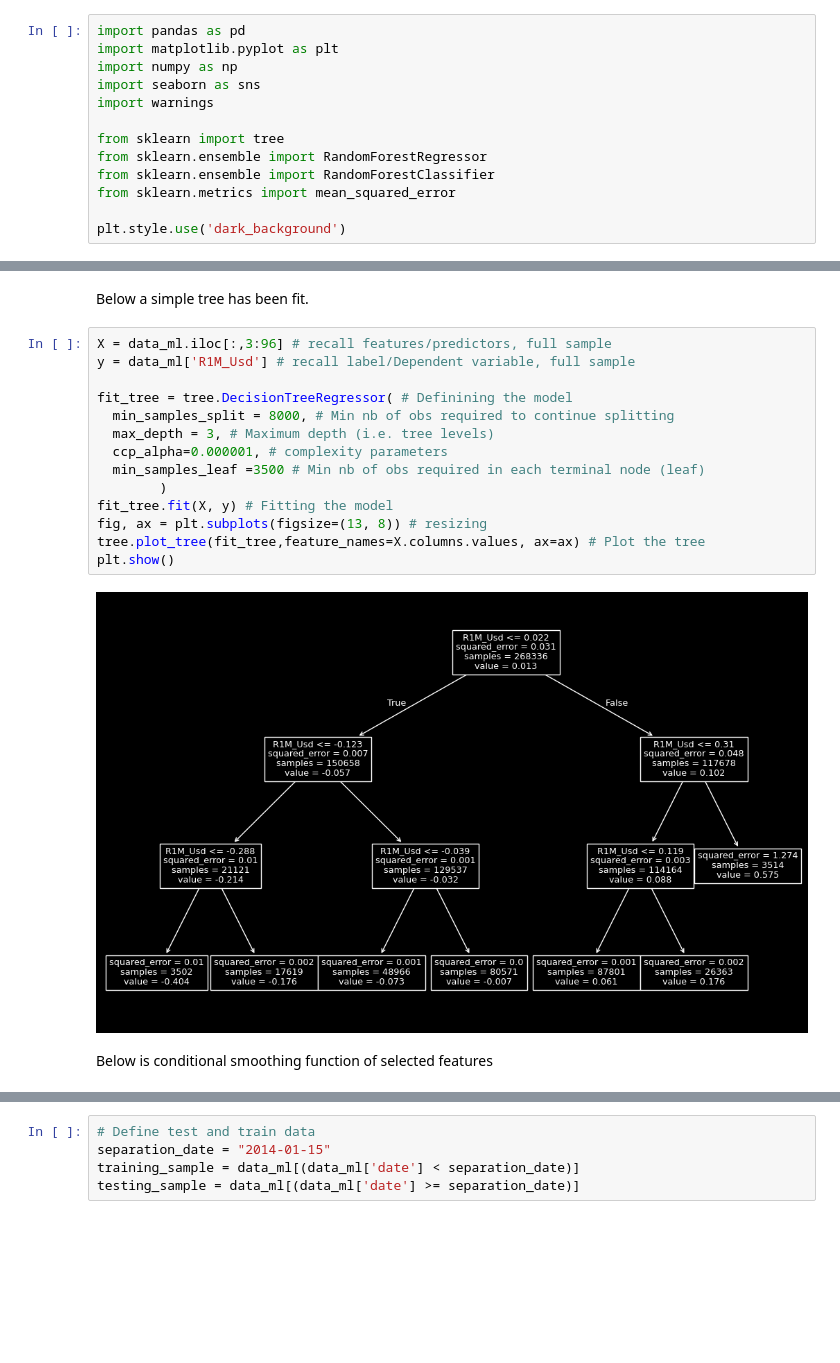
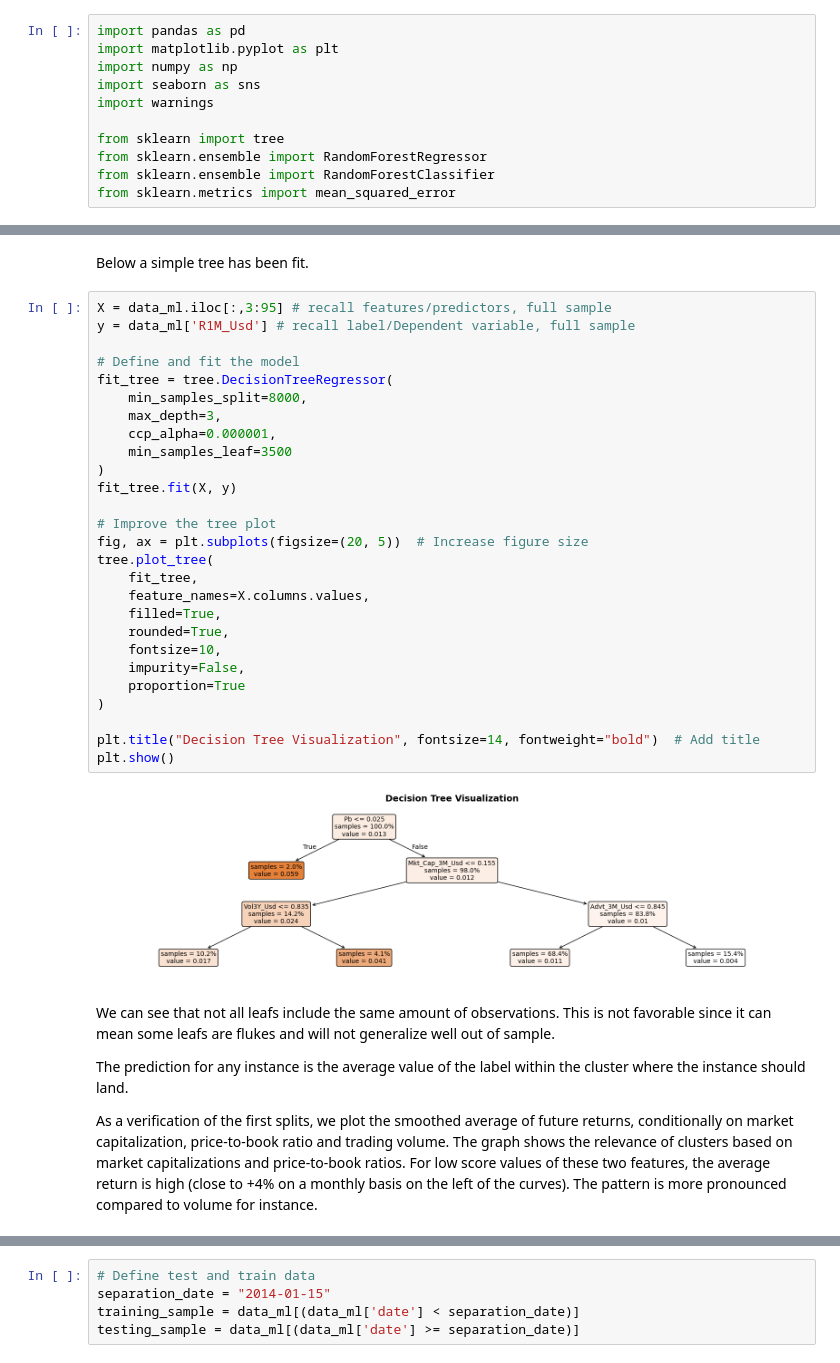
Before and after one commit to albertschroder/bachelor_notes, a Jupyter notebook: ml_factor_notes/part_2/tree_based_methods.ipynb, the cells around one changed output, grey strips where cells are left out. Drawn from its saved outputs; the diff is of its cells as text; blank space fills up the shorter version.

Commit message:
Notes on simple trees.

```diff
--- a/ml_factor_notes/part_2/tree_based_methods.ipynb
+++ b/ml_factor_notes/part_2/tree_based_methods.ipynb
@@ -17,8 +17,6 @@ from sklearn import tree
 from sklearn.ensemble import RandomForestRegressor
 from sklearn.ensemble import RandomForestClassifier
 from sklearn.metrics import mean_squared_error
-
-plt.style.use('dark_background')
 # %% [markdown]
 ## <span style='color:#008080'> Data preparation  </span>
 # %% [markdown]
@@ -157,22 +155,39 @@ The fine grained idiosyncrasies of the training sample are of little interest fo
 # %% [markdown]
 Below a simple tree has been fit.
 # %%
-X = data_ml.iloc[:,3:96] # recall features/predictors, full sample
+X = data_ml.iloc[:,3:95] # recall features/predictors, full sample
 y = data_ml['R1M_Usd'] # recall label/Dependent variable, full sample
 
-fit_tree = tree.DecisionTreeRegressor( # Definining the model
-  min_samples_split = 8000, # Min nb of obs required to continue splitting
-  max_depth = 3, # Maximum depth (i.e. tree levels)
-  ccp_alpha=0.000001, # complexity parameters
-  min_samples_leaf =3500 # Min nb of obs required in each terminal node (leaf)
-        )
-fit_tree.fit(X, y) # Fitting the model
-fig, ax = plt.subplots(figsize=(13, 8)) # resizing
-tree.plot_tree(fit_tree,feature_names=X.columns.values, ax=ax) # Plot the tree
+# Define and fit the model
+fit_tree = tree.DecisionTreeRegressor(
+    min_samples_split=8000,
+    max_depth=3,
+    ccp_alpha=0.000001,
+    min_samples_leaf=3500
+)
+fit_tree.fit(X, y)
+
+# Improve the tree plot
+fig, ax = plt.subplots(figsize=(20, 5))  # Increase figure size
+tree.plot_tree(
+    fit_tree,
+    feature_names=X.columns.values,
+    filled=True,
+    rounded=True,
+    fontsize=10,
+    impurity=False,
+    proportion=True
+)
+
+plt.title("Decision Tree Visualization", fontsize=14, fontweight="bold")  # Add title
 plt.show()
 # %% [output]
-[figure, old version]
+[figure, new version]
-# %% [markdown]
-Below is conditional smoothing function of selected features
+# %% [markdown]
+We can see that not all leafs include the same amount of observations. This is not favorable since it can mean some leafs are flukes and will not generalize well out of sample.
+
+The prediction for any instance is the average value of the label within the cluster where the instance should land.
+
+As a verification of the first splits, we plot the smoothed average of future returns, conditionally on market capitalization, price-to-book ratio and trading volume. The graph shows the relevance of clusters based on market capitalizations and price-to-book ratios. For low score values of these two features, the average return is high (close to +4\% on a monthly basis on the left of the curves). The pattern is more pronounced compared to volume for instance.
 # %%
 unpivoted_data_ml = pd.melt(data_ml[['R1M_Usd','Mkt_Cap_12M_Usd','Pb','Advt_3M_Usd']], id_vars='R1M_Usd') # selecting and putting in vector
```
Also changed, not shown: parts of 6 cells of this notebook.
